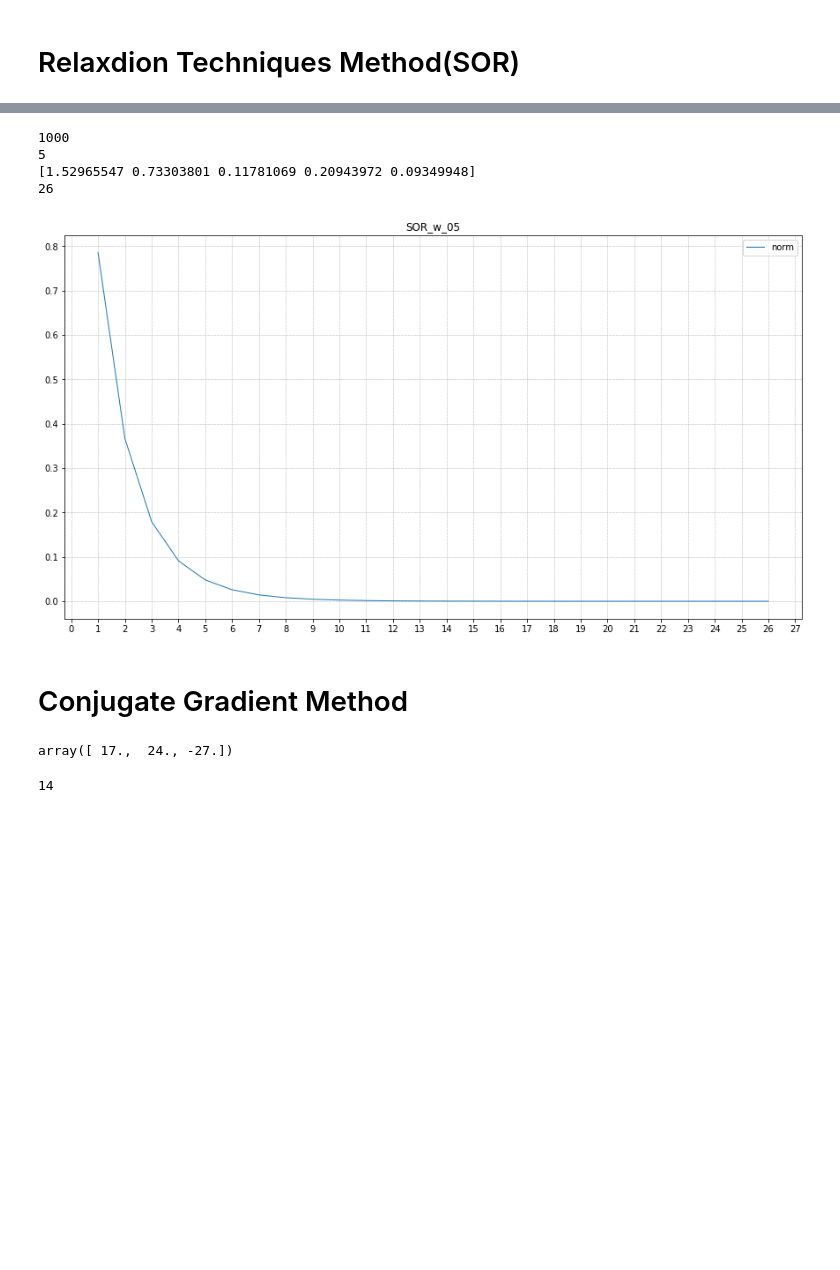
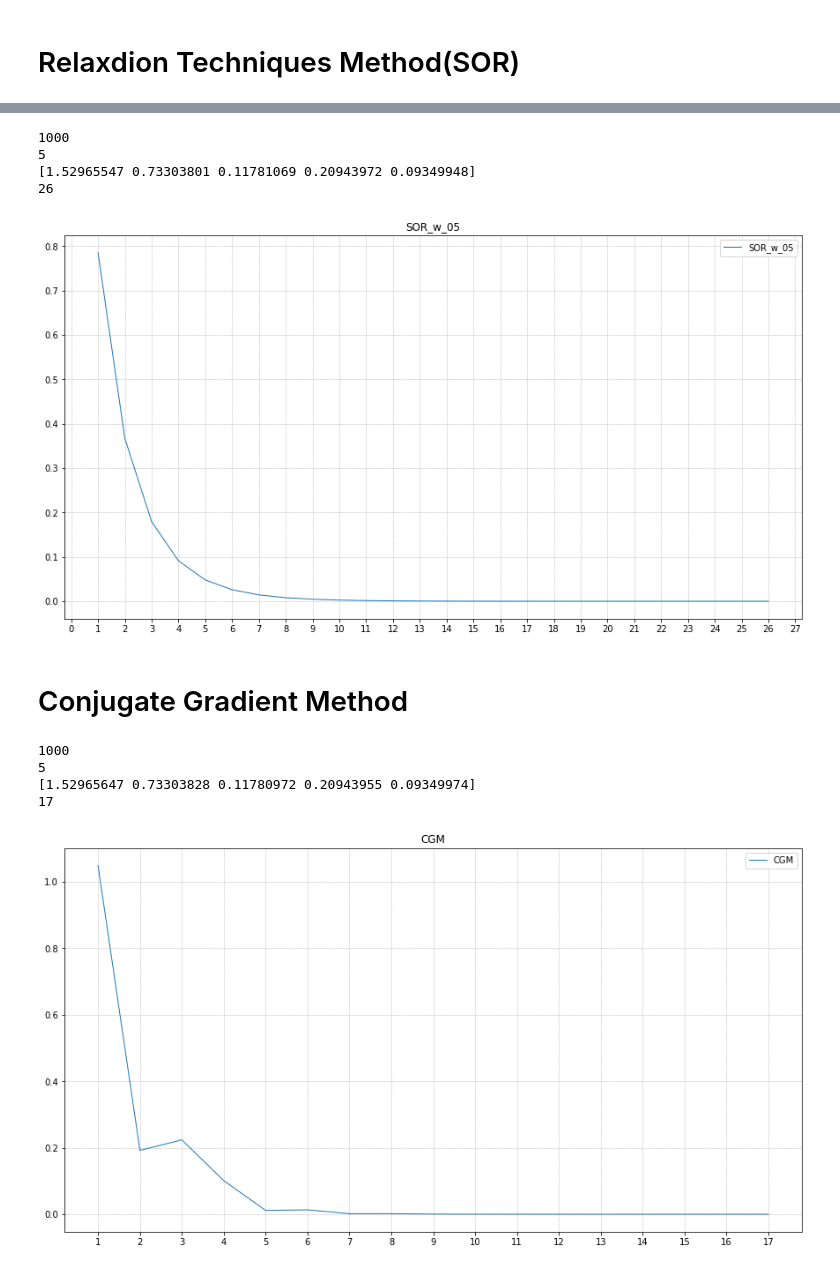
Before and after one commit to leoliu5550/numerical, a Jupyter notebook: SOR_Method.ipynb, the cells around one changed output, grey strips where cells are left out. Cells and saved outputs as stored; diff of their text form; code cells hidden in the pictures; blank space fills up the shorter version.

```diff
--- a/SOR_Method.ipynb
+++ b/SOR_Method.ipynb
@@ -224,5 +232,6 @@ draw(loss,'SOR_w_175')
 # %%
 x,loss,k = SOR(create_data(size)[0],create_data(size)[1],w = 0.5)
+Total_loss.append([loss,'SOR_w_05'])
 print(N)
 print(size)
 print(x)
@@ -233,6 +242,6 @@ draw(loss,'SOR_w_05')
 5
 [1.52965547 0.73303801 0.11781069 0.20943972 0.09349948]
 26
-[figure, old version]
+[figure, new version]
 # %% [markdown]
 # Conjugate Gradient Method
@@ -268,18 +248,43 @@ def SOR(A_matrix,B_matrix,w = 1,test=False):
 # %%
 def CGM(A_matrix,B_matrix,test=False):
+
     init_x = np.ones_like(B_matrix,dtype="float64")
-    # maybe
     init_r = B_matrix - np.dot(A_matrix,init_x)
+    loss = []
     alpha  = np.dot(init_r,init_r)
-
     init_v = copy.deepcopy(init_r)
 
-#     k = 1
-#     while(k<=N):
+    k = 1
+    while(k<=N):
+        if test:
+            print(init_x)
 
+        u = np.dot(A_matrix,init_v)
+        t = alpha/np.dot(init_v,u)
 
+        x = init_x + np.dot(t,init_v)
 
-    return init_r
+        r = init_r - np.dot(t,u)
+
+        beta = np.dot(r,r)
+
+        esp = escape(init_x,x,TOL)[0]
+        loss.append(escape(init_x,x,TOL)[1])
+        init_x = x
+        init_r = r
+
+        if esp:
+            break
+
+        s = beta/alpha
+        v = r + np.dot(s,init_v)
+        init_v = v
+        init_r = r
+        init_x = x
+        alpha = beta
+        k+=1
+
+    return x,loss,k
 # %%
 Test_matrix2 = np.array(
     [
@@ -293,11 +298,17 @@ tb_matrix2 = np.array(
 a = np.array(
     [1,2,3]
 )
-# %%
-CGM(Test_matrix2,tb_matrix2 )
-# %% [output]
-array([ 17.,  24., -27.])
-# %%
-np.dot(a, a.T)
-# %% [output]
-14
+# %%
+x,loss,k = CGM(create_data(size)[0],create_data(size)[1],test=False)
+Total_loss.append([loss,'CGM'])
+print(N)
+print(size)
+print(x)
+print(k)
+draw(loss,'CGM')
+# %% [output]
+1000
+5
+[1.52965647 0.73303828 0.11780972 0.20943955 0.09349974]
+17
+[figure, added]
```
Also changed, not shown: parts of 9 cells of this notebook, 1 other file.
